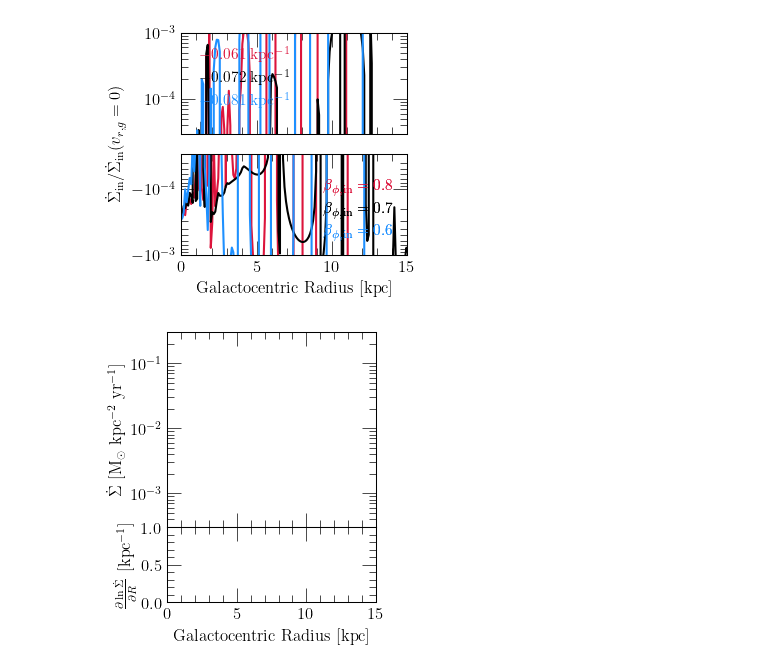
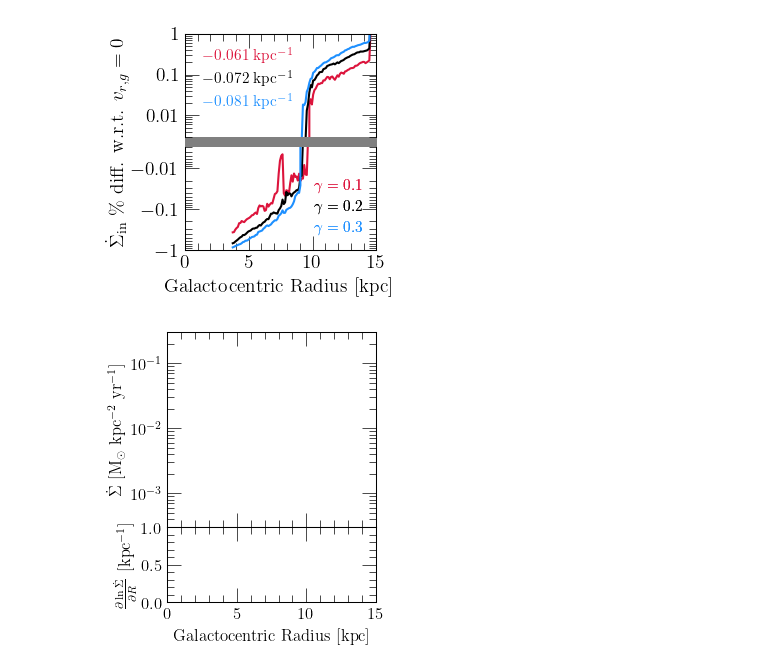
Before and after one commit to giganano/radial-flows, a Jupyter notebook: notebooks/sfr-ifr.ipynb, the cells around one changed output. Cells and saved outputs as stored; diff of their text form; code cells hidden in the pictures.

```diff
--- a/notebooks/sfr-ifr.ipynb
+++ b/notebooks/sfr-ifr.ipynb
@@ -21,12 +21,12 @@ outputs = [
     # "../outputs/constant/vgas-0p5",
     # "../outputs/constant/vgas-1",
     # "../outputs/constant/vgas-1p5"
-    # "../outputs/potential_well_deepening/gamma0p1",
-    # "../outputs/potential_well_deepening/gamma0p2",
-    # "../outputs/potential_well_deepening/gamma0p3"
-    "../outputs/amd/betaphiin0p8",
-    "../outputs/amd/betaphiin0p7",
-    "../outputs/amd/betaphiin0p6"
+    "../outputs/potential-well-deepening/gamma0p1",
+    "../outputs/potential-well-deepening/gamma0p2",
+    "../outputs/potential-well-deepening/gamma0p3"
+    # "../outputs/angular-momentum-dilution/betaphiin0p8",
+    # "../outputs/angular-momentum-dilution/betaphiin0p7",
+    # "../outputs/angular-momentum-dilution/betaphiin0p6"
 ]
 outputs = [vice.output(name) for name in outputs]
 # %%
@@ -34,9 +34,9 @@ outputs = [vice.output(name) for name in outputs]
 COLORS = ["crimson", "black", "dodgerblue"]
 # LABELS = [r"$v_{r,g} = %.1f$ km/s" % (v) for v in [-0.5, -1, -1.5]]
 # GRAD = [-0.052, -0.063, -0.069]
-# LABELS = [r"$\gamma = 0.1$", r"$\gamma = 0.2$", r"$\gamma = 0.3$"]
-# GRAD = [-0.050, -0.058, -0.065]
-LABELS = [r"$\beta_{\phi,\text{in}} = %g$" % (b) for b in [0.8, 0.7, 0.6]]
+LABELS = [r"$\gamma = 0.1$", r"$\gamma = 0.2$", r"$\gamma = 0.3$"]
+GRAD = [-0.050, -0.058, -0.065]
+# LABELS = [r"$\beta_{\phi,\text{in}} = %g$" % (b) for b in [0.8, 0.7, 0.6]]
 GRAD = [-0.061, -0.072, -0.081]
 
 fig = plt.figure(figsize = (3, 3))
@@ -48,8 +48,9 @@ fig = plt.figure(figsize = (3, 3))
 # ax.set_yticks([-2, 0, 2])
 ax1 = fig.add_subplot(211)
 ax2 = fig.add_subplot(212, sharex = ax1)
-for ax in [ax1, ax2]: ax.set_yscale("log")
-    # ax.yaxis.set_major_formatter(fsf("%g"))
+for ax in [ax1, ax2]:
+    ax.set_yscale("log")
+    ax.yaxis.set_major_formatter(fsf("%g"))
 # ax1.set_yscale("log")
 # ax2.set_yscale("log")
 plt.setp(ax1.get_xticklabels(), visible = False)
@@ -57,12 +58,26 @@ ax2.set_xlabel(r"Galactocentric Radius [kpc]")
 dummy = fig.add_axes([0.1, 0.1, 0.8, 0.8], xticks = [], yticks = [], zorder = -1000)
 dummy.spines["left"].set_visible(False)
 dummy.spines["right"].set_visible(False)
-dummy.set_ylabel(r"$\dot \Sigma_\text{in} / \dot \Sigma_\text{in}(v_{r,g} = 0)$", labelpad = 40)
+# dummy.set_ylabel(r"$\dot \Sigma_\text{in} / \dot \Sigma_\text{in}(v_{r,g} = 0)$", labelpad = 40)
+dummy.set_ylabel(r"$\dot \Sigma_\text{in}$ \% diff. w.r.t. $v_{r,g} = 0$", labelpad = 40)
 ax1.set_xlim([0, 15])
 # ax1.set_ylim([3.e-5, 3.e-2]) # Constant
 # ax2.set_ylim([3.e-4, 3.e-1])
-ax1.set_ylim([3.e-5, 1.e-3]) # PWD
-ax2.set_ylim([3.e-5, 1.e-3])
+ax1.set_ylim([3.e-3, 1.e0]) # PWD
+ax2.set_ylim([3.e-3, 1.e0])
+dummy.set_xlim([0, 15])
+dummy.set_ylim([0, 1])
+kwargs = {
+    "axis": "x",
+    "which": "both",
+    "bottom": False
+}
+ax1.tick_params(**kwargs)
+kwargs["bottom"] = True
+kwargs["top"] = False
+ax2.tick_params(**kwargs)
+ax1.spines["bottom"].set_visible(False)
+ax2.spines["top"].set_visible(False)
 
 def ifr_snapshot(output, lookback, zone_width = 0.1):
     diff = [abs(_ - lookback) for _ in output.zones["zone0"].history["lookback"]]
@@ -78,9 +93,8 @@ def plot_diff(ax_pos, ax_neg, output, reference, lookback, zone_width = 0.1, **k
     # print('b')
     _, ref_ifr = ifr_snapshot(reference, lookback, zone_width = zone_width)
     # print('c')
-    yvals = [a / b - 1 if b else float("inf") for a, b in zip(ifr, ref_ifr)]
-    # yvals = [10**LOGFACTOR * y for y in yvals]
-    # print(yvals)
+    yvals = [a / b - 1 if b else float("nan") for a, b in zip(ifr, ref_ifr)]
+    yvals = boxcarsmoothtrend(radii, yvals, window = 10)
     ax_pos.plot(radii, yvals, **kwargs)
     if kwargs["label"] is not None: kwargs["label"] = None
     ax_neg.plot(radii, [-y for y in yvals], **kwargs)
@@ -111,36 +125,40 @@ for i in range(len(outputs)):
         # "label": LABELS[i]
         "label": r"$%.3f$ kpc$^{-1}$" % (GRAD[i])
         # "label": r"%s; $\nabla = %.3f$ kpc$^{-1}$" % (LABELS[i], GRAD[i])
     }
     plot_diff(ax1, ax2, outputs[i], reference, 0, **kwargs)
 
 # ax.axhline(0, c = named_colors()["black"], linestyle = ":")
 
 kwargs = {
     "loc": mpl_loc("upper left"),
     "handlelength": 0,
     "fontsize": 11
 }
 leg = ax1.legend(**kwargs)
 fancy_legend(leg, COLORS)
 
+h = 0.1
 plt.tight_layout()
 negative_log(ax2)
+plt.subplots_adjust(left = 0.28, hspace = h)
+dummy.fill_between(dummy.get_xlim(), 2 * [0.5 - h / 2], 2 * [0.5 + h / 2],
+    color = named_colors()["grey"])
 dummy.set_position([
     ax1.get_position().x0,
     ax2.get_position().y0,
     ax1.get_position().x1 - ax1.get_position().x0,
     ax1.get_position().y1 - ax2.get_position().y0
 ])
 for ext in ["pdf", "jpeg"]:
     kwargs = {}
     if ext == "jpeg": kwargs["dpi"] = 200
     # plt.savefig("./sfr-ifr/ifrshift-constant.%s" % (ext), **kwargs)
-    # plt.savefig("./sfr-ifr/ifrshift-pwd.%s" % (ext), **kwargs)
-    plt.savefig("./sfr-ifr/ifrshift-amd.%s" % (ext), **kwargs)
+    plt.savefig("./sfr-ifr/ifrshift-pwd.%s" % (ext), **kwargs)
+    # plt.savefig("./sfr-ifr/ifrshift-amd.%s" % (ext), **kwargs)
 plt.show()
 # %% [output]
-[figure, old version]
+[figure, new version]
 # %%
 outputs = [
     "../outputs/constant/vgas-0",
```
Also changed, not shown: parts of 1 cell of this notebook, 24 other files.
